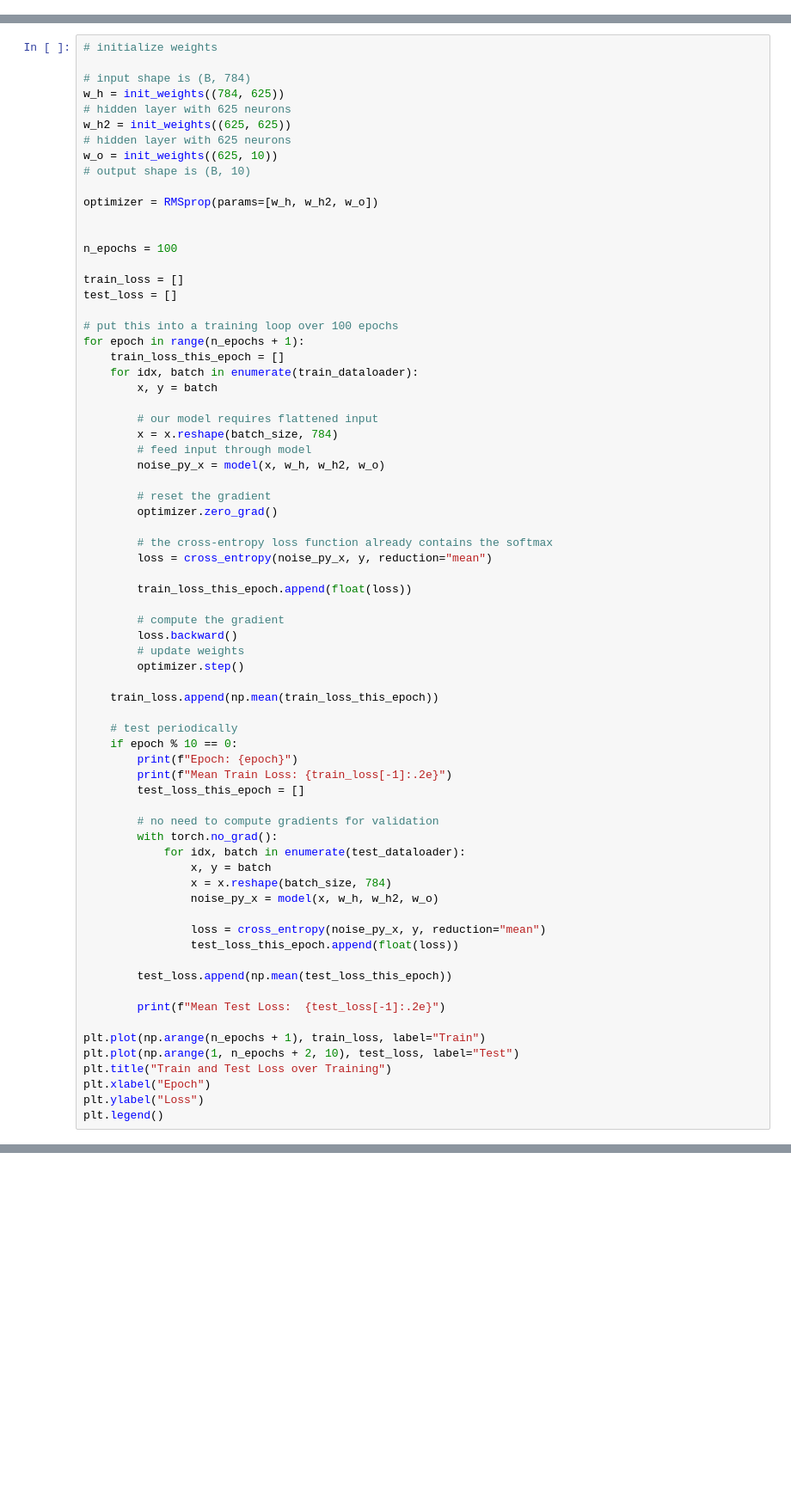
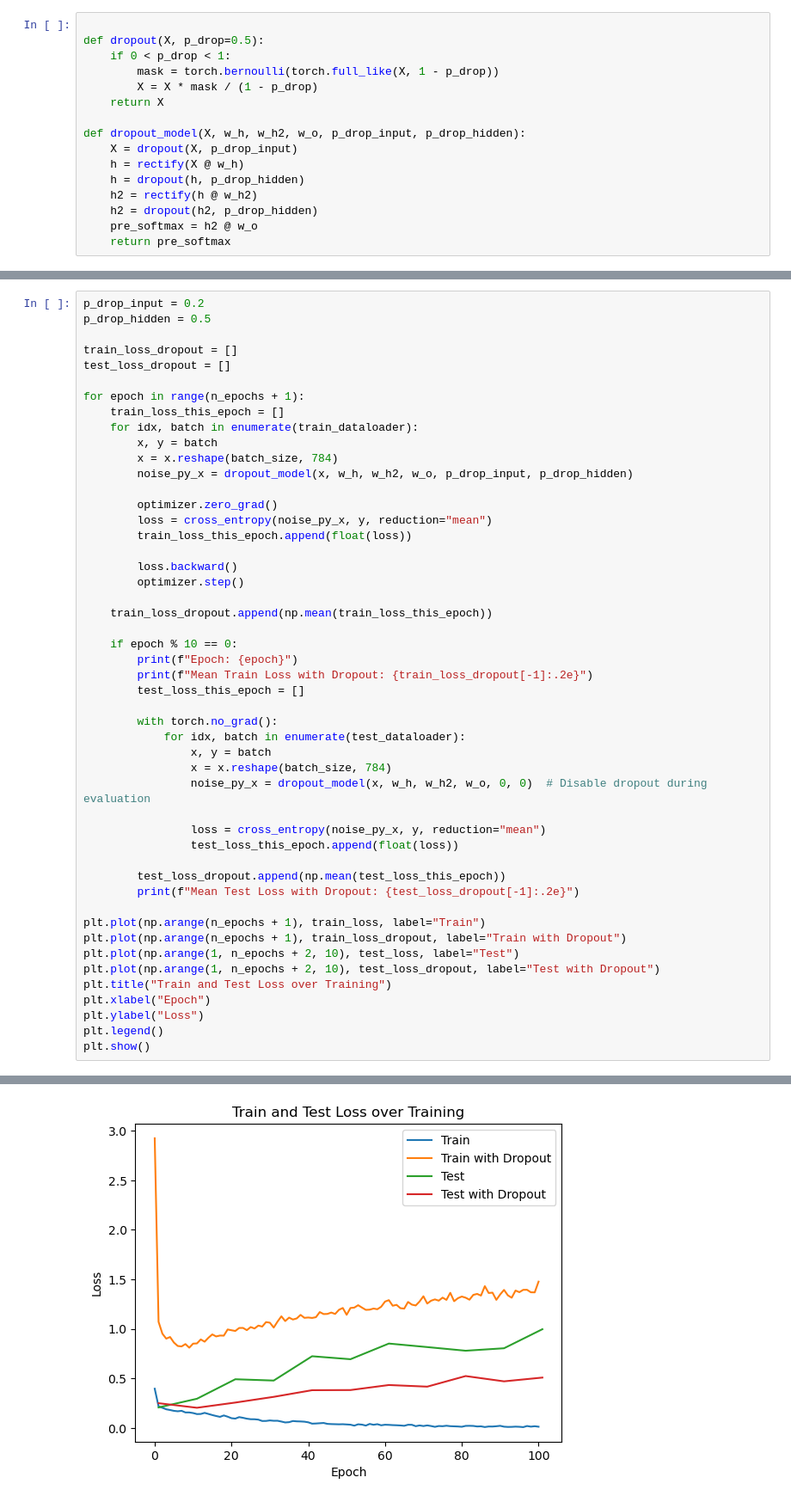
Before and after one commit to smitha13798/Machine-Learning-Essentials_Exercises, a Jupyter notebook: Exercise3_intro.ipynb, the cells around one changed output, grey strips where cells are left out. Shown at 86% size. Saved outputs shown, nothing was run; the diff lists cells and outputs as text; blank space fills up the shorter version.

```diff
--- a/Exercise3_intro.ipynb
+++ b/Exercise3_intro.ipynb
@@ -101,0 +237,16 @@ def model(x, w_h, w_h2, w_o):
+# %%
+
+def dropout(X, p_drop=0.5):
+    if 0 < p_drop < 1:
+        mask = torch.bernoulli(torch.full_like(X, 1 - p_drop))
+        X = X * mask / (1 - p_drop)
+    return X
+
+def dropout_model(X, w_h, w_h2, w_o, p_drop_input, p_drop_hidden):
+    X = dropout(X, p_drop_input)
+    h = rectify(X @ w_h)
+    h = dropout(h, p_drop_hidden)
+    h2 = rectify(h @ w_h2)
+    h2 = dropout(h2, p_drop_hidden)
+    pre_softmax = h2 @ w_o
+    return pre_softmax
@@ -102,71 +258,50 @@ def model(x, w_h, w_h2, w_o):
 # %%
-# initialize weights
+p_drop_input = 0.2
+p_drop_hidden = 0.5
 
-# input shape is (B, 784)
-w_h = init_weights((784, 625))
-# hidden layer with 625 neurons
-w_h2 = init_weights((625, 625))
-# hidden layer with 625 neurons
-w_o = init_weights((625, 10))
-# output shape is (B, 10)
+train_loss_dropout = []
+test_loss_dropout = []
 
-optimizer = RMSprop(params=[w_h, w_h2, w_o])
-
-
-n_epochs = 100
-
-train_loss = []
-test_loss = []
-
-# put this into a training loop over 100 epochs
 for epoch in range(n_epochs + 1):
     train_loss_this_epoch = []
     for idx, batch in enumerate(train_dataloader):
         x, y = batch
+        x = x.reshape(batch_size, 784)
+        noise_py_x = dropout_model(x, w_h, w_h2, w_o, p_drop_input, p_drop_hidden)
 
-        # our model requires flattened input
-        x = x.reshape(batch_size, 784)
-        # feed input through model
-        noise_py_x = model(x, w_h, w_h2, w_o)
-
-        # reset the gradient
         optimizer.zero_grad()
-
-        # the cross-entropy loss function already contains the softmax
         loss = cross_entropy(noise_py_x, y, reduction="mean")
-
         train_loss_this_epoch.append(float(loss))
 
-        # compute the gradient
         loss.backward()
-        # update weights
         optimizer.step()
 
-    train_loss.append(np.mean(train_loss_this_epoch))
+    train_loss_dropout.append(np.mean(train_loss_this_epoch))
 
-    # test periodically
     if epoch % 10 == 0:
         print(f"Epoch: {epoch}")
-        print(f"Mean Train Loss: {train_loss[-1]:.2e}")
+        print(f"Mean Train Loss with Dropout: {train_loss_dropout[-1]:.2e}")
         test_loss_this_epoch = []
 
-        # no need to compute gradients for validation
         with torch.no_grad():
             for idx, batch in enumerate(test_dataloader):
                 x, y = batch
                 x = x.reshape(batch_size, 784)
-                noise_py_x = model(x, w_h, w_h2, w_o)
+                noise_py_x = dropout_model(x, w_h, w_h2, w_o, 0, 0)  # Disable dropout during evaluation
 
                 loss = cross_entropy(noise_py_x, y, reduction="mean")
                 test_loss_this_epoch.append(float(loss))
 
-        test_loss.append(np.mean(test_loss_this_epoch))
-
-        print(f"Mean Test Loss:  {test_loss[-1]:.2e}")
+        test_loss_dropout.append(np.mean(test_loss_this_epoch))
+        print(f"Mean Test Loss with Dropout: {test_loss_dropout[-1]:.2e}")
 
 plt.plot(np.arange(n_epochs + 1), train_loss, label="Train")
+plt.plot(np.arange(n_epochs + 1), train_loss_dropout, label="Train with Dropout")
 plt.plot(np.arange(1, n_epochs + 2, 10), test_loss, label="Test")
+plt.plot(np.arange(1, n_epochs + 2, 10), test_loss_dropout, label="Test with Dropout")
 plt.title("Train and Test Loss over Training")
 plt.xlabel("Epoch")
 plt.ylabel("Loss")
 plt.legend()
+plt.show()
+# %% [output]
@@ -172,0 +325 @@ plt.legend()
+[figure, added]
```
Also changed, not shown: parts of 23 cells of this notebook, 16 other files.
